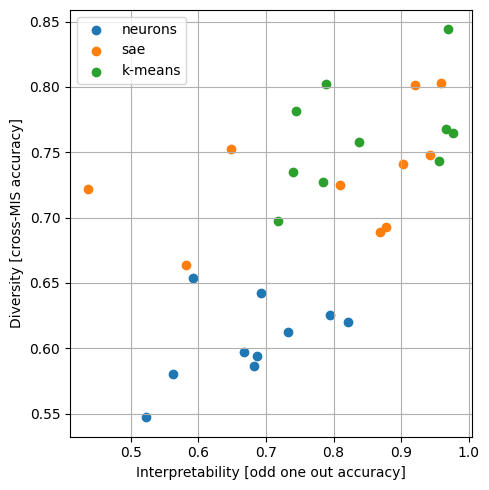
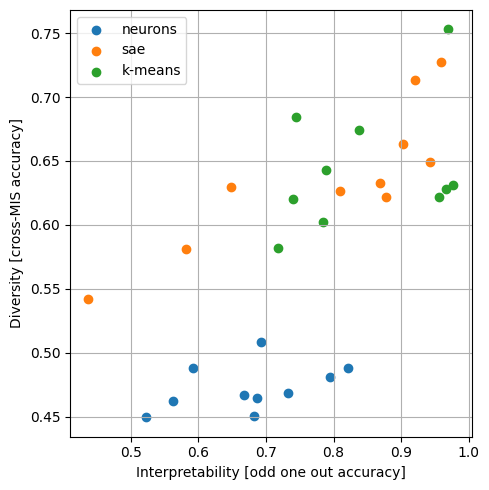
The notebook cell's code change between the first figure and the second:
--- before
+++ after
@@ -11,3 +11,7 @@
 plt.grid()
 plt.tight_layout()
-#plt.savefig(os.path.join(save_folder, 'xMIS_OOO.png'))
+save_folder = './Results'
+filename = f'{identifier}_{region}_CrossMIS_OOO.png'
+file_path = os.path.join(save_folder, filename)
+plt.savefig(file_path)
+print(f'Saved: {file_path}')

Commit: save to local results to avoid grid error